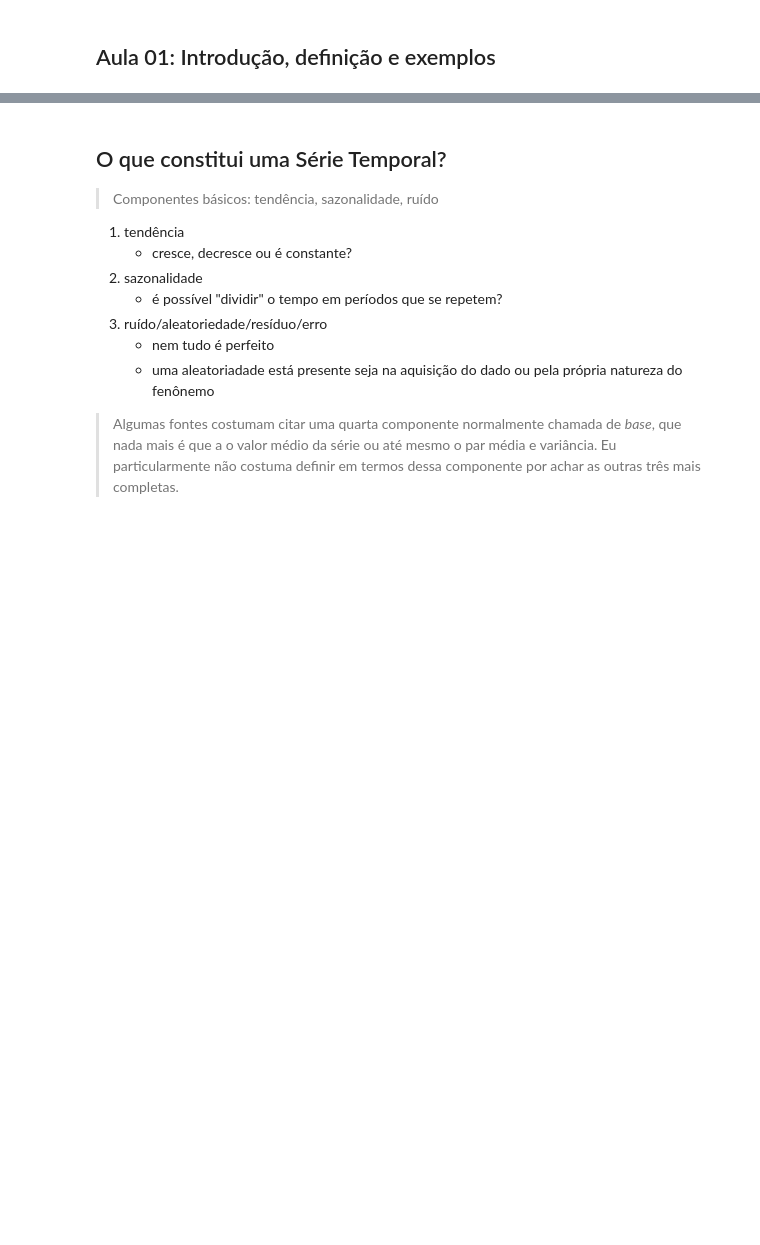
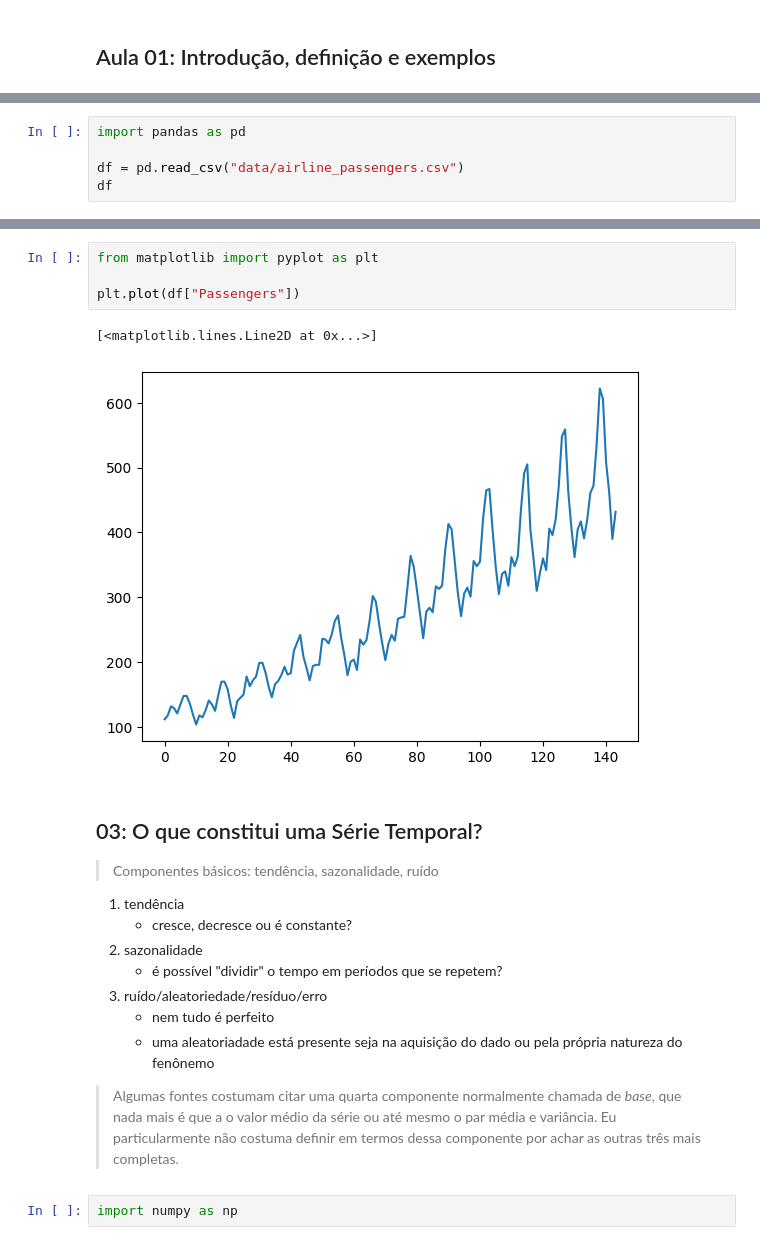
Before and after one commit to keizerzilla/curso-series-temporais, a Jupyter notebook: aula_01.ipynb, the cells around one changed output, grey strips where cells are left out. Saved outputs shown, nothing was run; the diff lists cells and outputs as text; blank space fills up the shorter version.

```diff
--- a/aula_01.ipynb
+++ b/aula_01.ipynb
@@ -16,3 +16,8 @@
     - multivariada
 - dependentes do tempo
     - amostragem: de quanto em quanto tempo eu observo/leio/registro uma nova amostra/exemplo
+# %%
+import pandas as pd
+
+df = pd.read_csv("data/airline_passengers.csv")
+df
@@ -19,5 +38,12 @@
+# %%
+from matplotlib import pyplot as plt
+
+plt.plot(df["Passengers"])
+# %% [output]
+[<matplotlib.lines.Line2D at 0x...>]
+[figure, added]
 # %% [markdown]
-## O que constitui uma Série Temporal?
+## 03: O que constitui uma Série Temporal?
 
 > Componentes básicos: tendência, sazonalidade, ruído
 
@@ -30,3 +56,5 @@
     - uma aleatoriadade está presente seja na aquisição do dado ou pela própria natureza do fenônemo
 
 > Algumas fontes costumam citar uma quarta componente normalmente chamada de _base_, que nada mais é que a o valor médio da série ou até mesmo o par média e variância. Eu particularmente não costuma definir em termos dessa componente por achar as outras três mais completas.
+# %%
+import numpy as np
```
Also changed, not shown: parts of 14 cells of this notebook, 2 other files.
